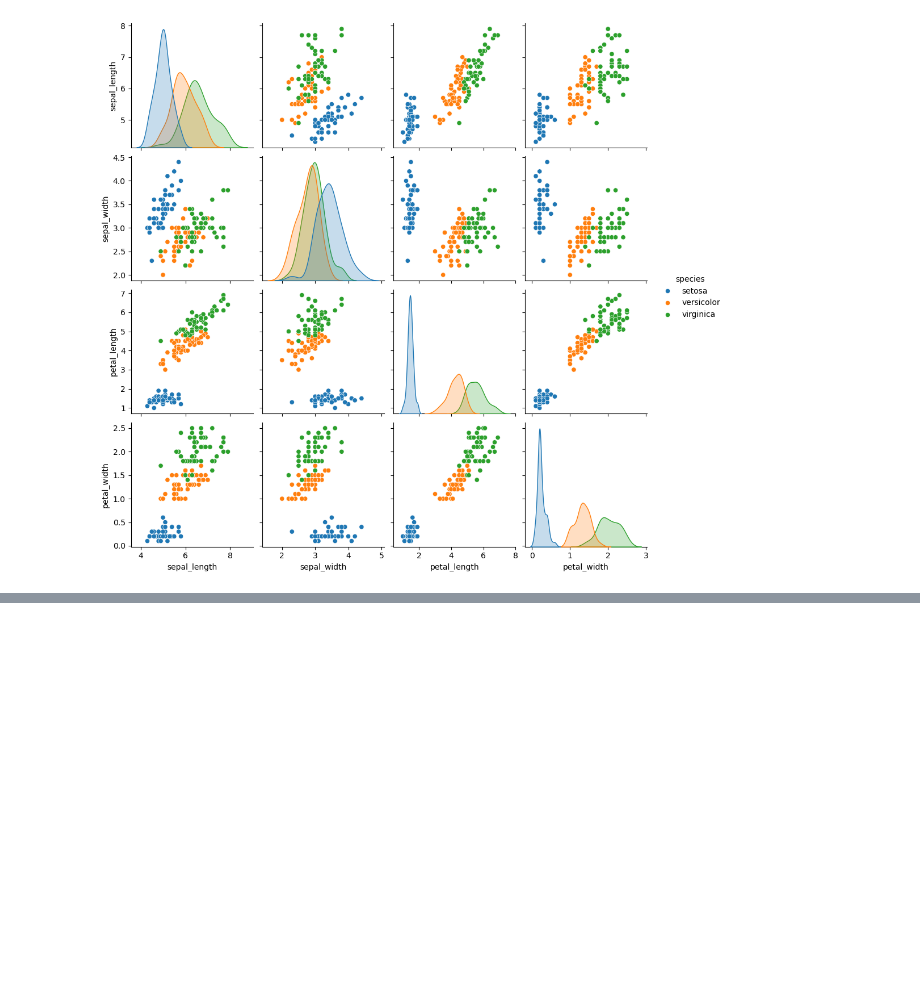
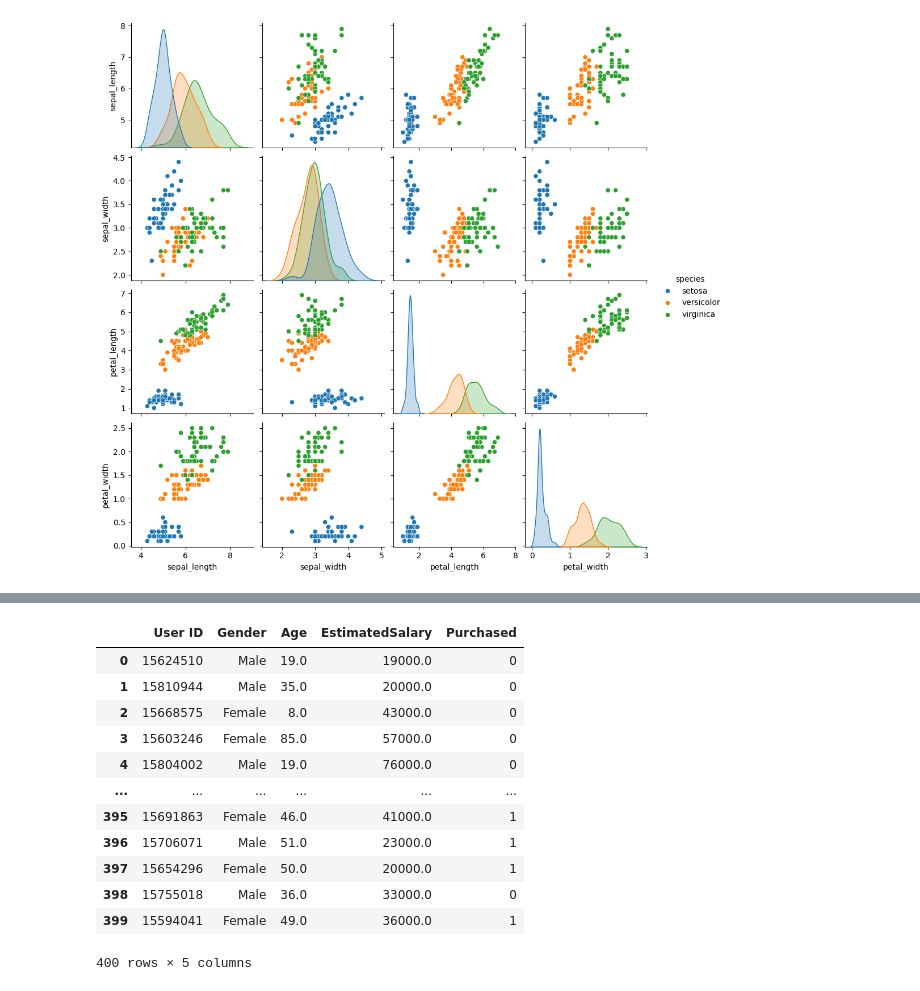
Before and after one commit to shrushti2508/internship_2026, a Jupyter notebook: Daily codes/Week 5/june_23(data_visualization).ipynb, the cells around one changed output, grey strips where cells are left out. Cells and saved outputs as stored; diff of their text form; code cells hidden in the pictures; blank space fills up the shorter version.

```diff
--- a/Daily codes/Week 5/june_23(data_visualization).ipynb
+++ b/Daily codes/Week 5/june_23(data_visualization).ipynb
@@ -162,0 +204,17 @@ sns.pairplot(iris, hue = 'species');
+# %%
+df.loc[3,"Age"] = 85
+df
+# %% [output]
+|  | User ID | Gender | Age | EstimatedSalary | Purchased |
+| 0 | 15624510 | Male | 19.0 | 19000.0 | 0 |
+| 1 | 15810944 | Male | 35.0 | 20000.0 | 0 |
+| 2 | 15668575 | Female | 8.0 | 43000.0 | 0 |
+| 3 | 15603246 | Female | 85.0 | 57000.0 | 0 |
+| 4 | 15804002 | Male | 19.0 | 76000.0 | 0 |
+| ... | ... | ... | ... | ... | ... |
+| 395 | 15691863 | Female | 46.0 | 41000.0 | 1 |
+| 396 | 15706071 | Male | 51.0 | 23000.0 | 1 |
+| 397 | 15654296 | Female | 50.0 | 20000.0 | 1 |
+| 398 | 15755018 | Male | 36.0 | 33000.0 | 0 |
+| 399 | 15594041 | Female | 49.0 | 36000.0 | 1 |
+400 rows × 5 columns
```
Also changed, not shown: parts of 5 cells of this notebook.
